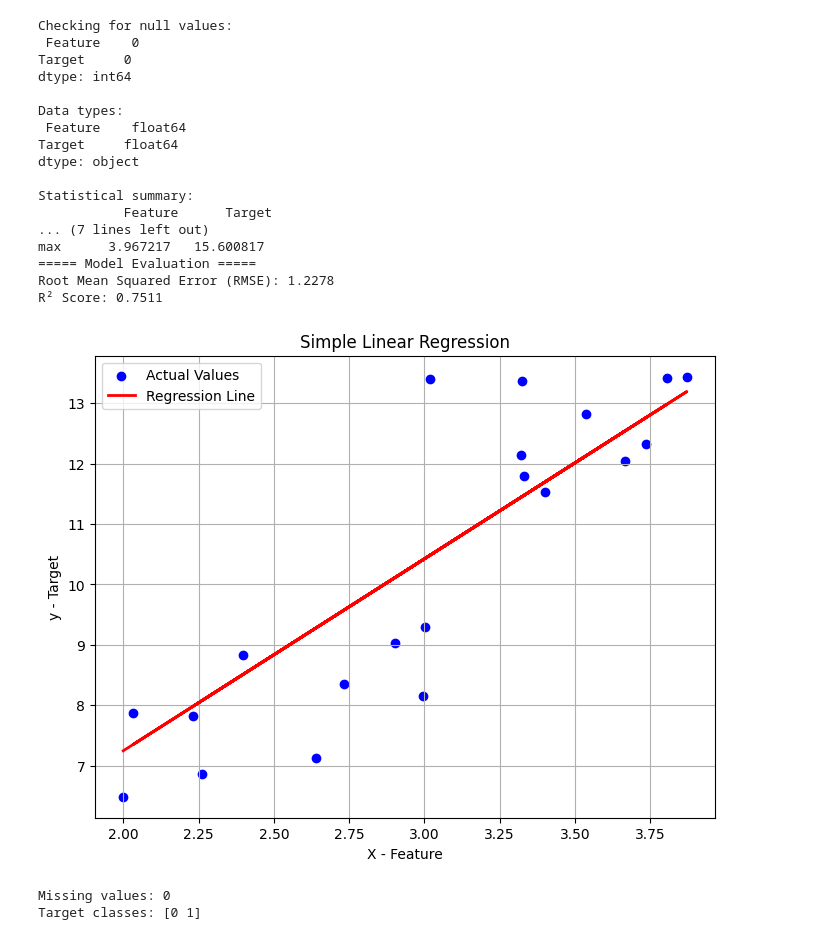
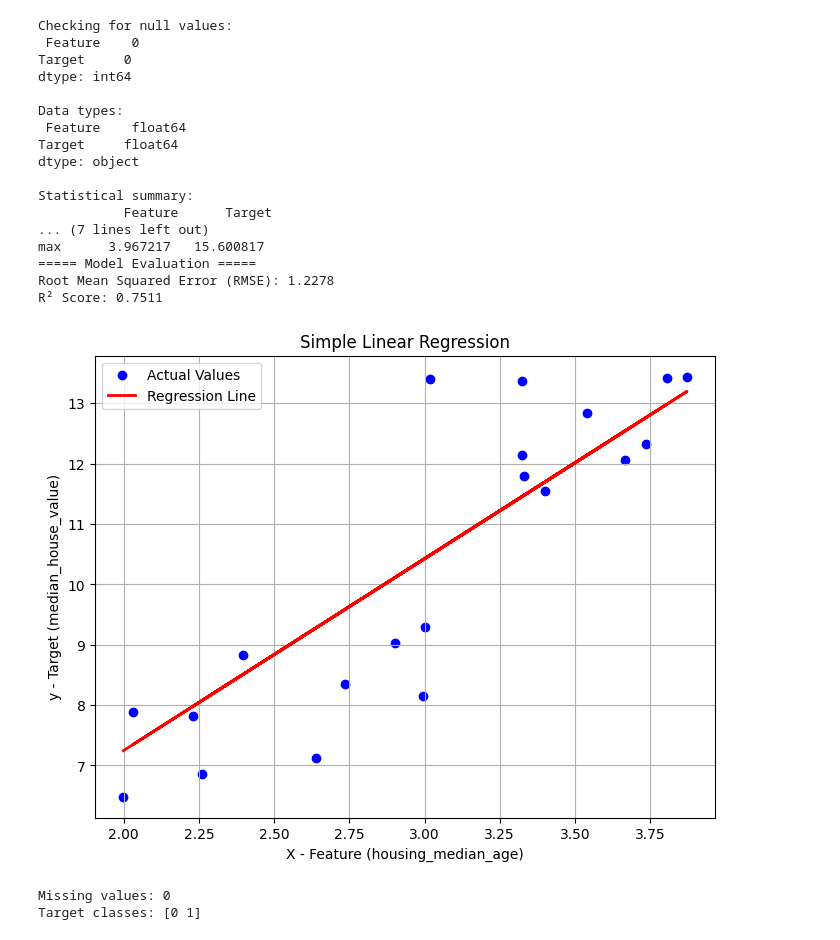
Before and after one commit to Chinmayisr/mllab, a Jupyter notebook: mlLab.ipynb, the cells around one changed output. Saved outputs shown, nothing was run; the diff lists cells and outputs as text; code cells hidden in the pictures.

```diff
--- a/mlLab.ipynb
+++ b/mlLab.ipynb
@@ -298,7 +297,7 @@ import pandas as pd
 import matplotlib.pyplot as plt
 from sklearn.model_selection import train_test_split
 from sklearn.linear_model import LinearRegression
-from sklearn.metrics import mean_squared_error, r2_score
+from sklearn.metrics import mean_squared_error, r2_score,accuracy_score
 
 # ---------------------------------------------
 # 1. Create a synthetic dataset
@@ -314,6 +313,17 @@ df = pd.DataFrame({
     'Feature': X.flatten(),
     'Target': y
 })
+
+# === Load your dataset ===
+#df = pd.read_csv('/content/sample_data/california_housing_test.csv')
+#Separate features and target:
+#print(df.head())
+# Fix: .values is an attribute, not a method. Also, use 'median_house_value' as the target.
+#x = df[['housing_median_age']].values # Using double brackets to keep it as a 2D array for sklearn
+#y = df['median_house_value']
+#x = df.drop('target_column_name', axis=1).values
+#y = df['target_column_name'].values
+
 
 # --- Step Preprocessing ---
 print("\nChecking for null values:\n", df.isnull().sum())
@@ -345,38 +355,40 @@ r2 = r2_score(y_test, y_pred)
 print("===== Model Evaluation =====")
 print(f"Root Mean Squared Error (RMSE): {rmse:.4f}")
 print(f"R² Score: {r2:.4f}")
 
+
 # ---------------------------------------------
 # 6. Visualize the regression line
 # ---------------------------------------------
 plt.figure(figsize=(8, 6))
-plt.scatter(X_test, y_test, color='blue', label='Actual Values')
-plt.plot(X_test, y_pred, color='red', linewidth=2, label='Regression Line')
-plt.xlabel("X - Feature")
-plt.ylabel("y - Target")
+# Use X_test[:, 0] to plot the single feature
+plt.scatter(X_test[:, 0], y_test, color='blue', label='Actual Values')
+plt.plot(X_test[:, 0], y_pred, color='red', linewidth=2, label='Regression Line')
+plt.xlabel("X - Feature (housing_median_age)")
+plt.ylabel("y - Target (median_house_value)")
 plt.title("Simple Linear Regression")
 plt.legend()
 plt.grid(True)
 plt.show()
 # %% [output]
 Checking for null values:
  Feature    0
 Target     0
 dtype: int64
 
 Data types:
  Feature    float64
 Target     float64
 dtype: object
 
 Statistical summary:
            Feature      Target
 ... (7 lines left out)
 max      3.967217   15.600817
 ===== Model Evaluation =====
 Root Mean Squared Error (RMSE): 1.2278
 R² Score: 0.7511
-[figure, old version]
+[figure, new version]
 # %%
 #5
 import numpy as np
```
Also changed, not shown: parts of 6 cells of this notebook.
